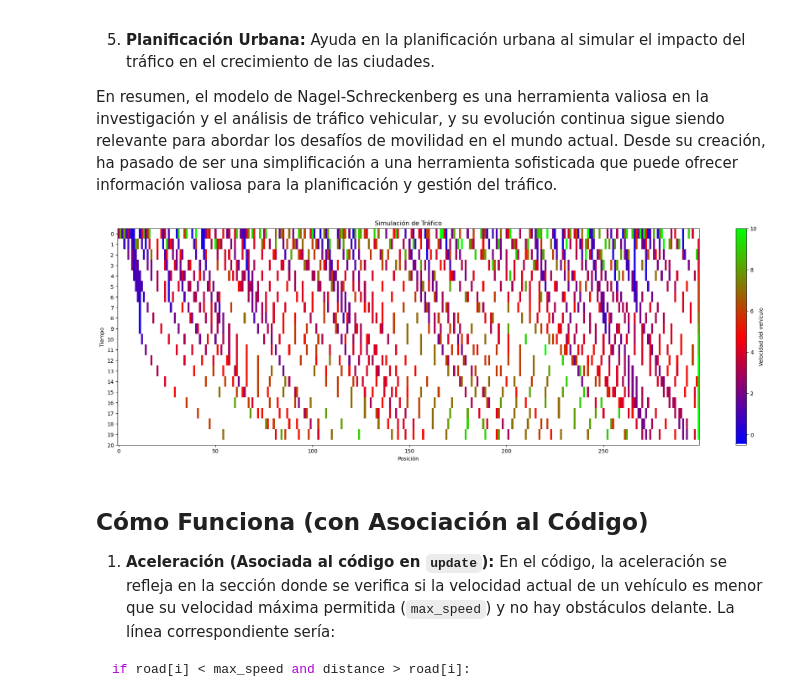
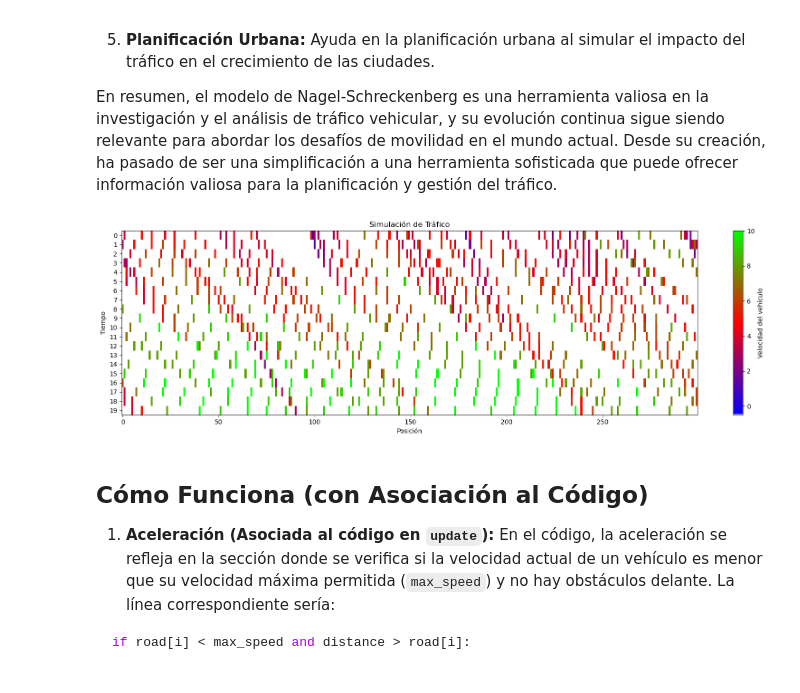
Before and after one commit to imarranz/nagel-schreckenberg-model, a Jupyter notebook: notebooks/20240109-IMA_nagel-schreckenberg-model.ipynb, the cells around one changed output. Drawn from its saved outputs; the diff is of its cells as text; code cells hidden in the pictures.

Commit message:
:zap::bar_chart: actualización: nuevos análisis realizados:

```diff
--- a/notebooks/20240109-IMA_nagel-schreckenberg-model.ipynb
+++ b/notebooks/20240109-IMA_nagel-schreckenberg-model.ipynb
@@ -136,16 +136,21 @@ def simulate_traffic(length, density, max_speed, p_slow, num_steps):
 
     heatmap = npy.array(heatmap)
 
-    fig, ax = plt.subplots(nrows = 1, ncols = 1, figsize = (length/(5*3), num_steps/3))
+    fig, ax = plt.subplots(nrows = 1, ncols = 1, figsize = (length/(5*6), num_steps/6))
 
-    heatmap = ax.imshow(heatmap,
+    x_min = 0 + 150
+    x_max = length - 50
+    y_min = 10
+    y_max = num_steps
+
+    heatmap = ax.imshow(heatmap[y_min:y_max, x_min:x_max],
                         cmap = create_custom_colormap(cmap_name = 'brg'),
                         origin = 'upper',
                         aspect = 'auto',
                         vmin = -0.5)
     ax.set_xlabel("Posición")
     ax.set_ylabel("Tiempo")
-    ax.set_yticks(range(num_steps + 1))
+    ax.set_yticks(range(y_max-y_min))
     ax.set_title("Simulación de Tráfico")
     fig.colorbar(heatmap,
                  label = "Velocidad del vehículo",
@@ -155,15 +160,15 @@ def simulate_traffic(length, density, max_speed, p_slow, num_steps):
 # %%
 if __name__ == "__main__":
 
-    ROAD_LENGTH = 300  # Longitud de la carretera
+    ROAD_LENGTH = 500  # Longitud de la carretera
     VEHICLE_DENSITY = 0.5  # Densidad de vehículos en la carretera
     MAX_VEHICLE_SPEED = 10  # Velocidad máxima de los vehículos
     SLOWDOWN_PROBABILITY = 0.3  # Probabilidad de reducir la velocidad
-    SIMULATION_STEPS = 20  # Número de pasos de simulación
+    SIMULATION_STEPS = 30  # Número de pasos de simulación
 
     simulate_traffic(ROAD_LENGTH, VEHICLE_DENSITY, MAX_VEHICLE_SPEED, SLOWDOWN_PROBABILITY, SIMULATION_STEPS)
 # %% [output]
-[figure, old version]
+[figure, new version]
 # %% [markdown]
 ## Cómo Funciona (con Asociación al Código)
 
```
Also changed, not shown: parts of 1 cell of this notebook.
